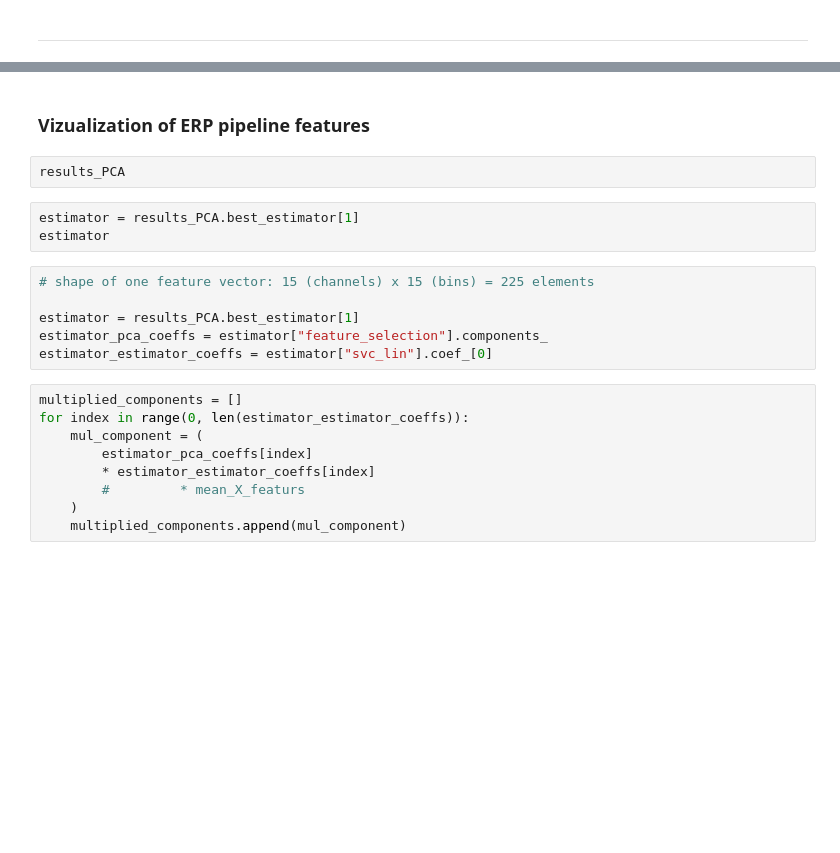
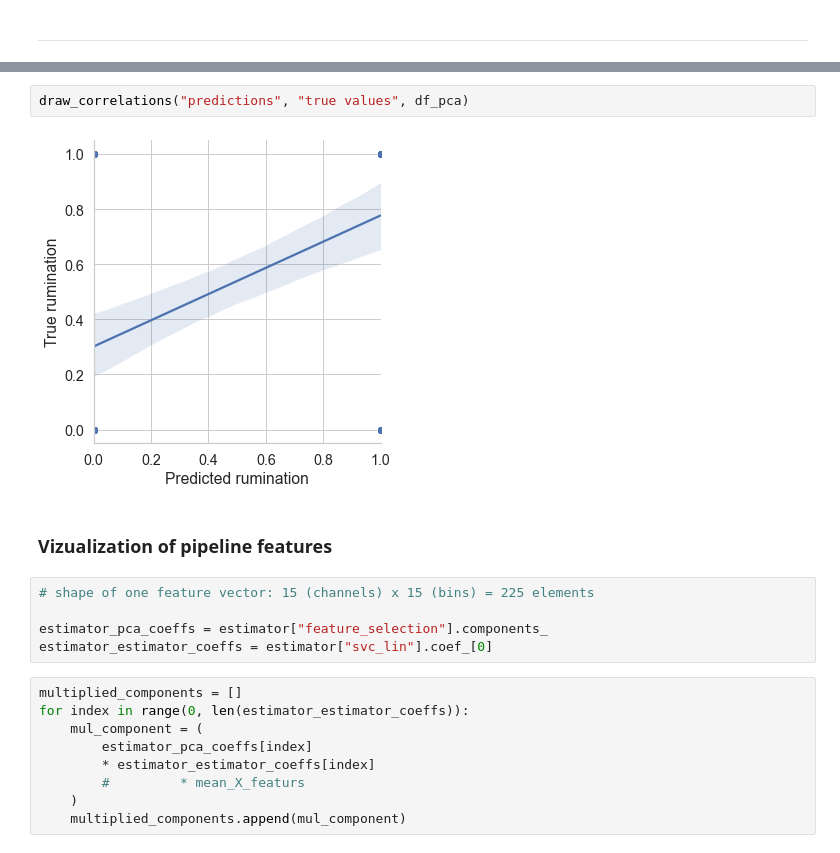
Before and after one commit to filyp/erpinator, a Jupyter notebook: notebooks/rumination_classification/rumination_classification.ipynb, the cells around one changed output, grey strips where cells are left out. Saved outputs shown, nothing was run; the diff lists cells and outputs as text; blank space fills up the shorter version.

```diff
--- a/notebooks/rumination_classification/rumination_classification.ipynb
+++ b/notebooks/rumination_classification/rumination_classification.ipynb
@@ -1156,14 +1276,12 @@ results_without_func_df_viz.to_csv(
+# %%
+draw_correlations("predictions", "true values", df_pca)
+# %% [output]
+[figure, added]
 # %% [markdown]
-### Vizualization of ERP pipeline features
+### Vizualization of pipeline features
-# %%
-results_PCA
-# %%
-estimator = results_PCA.best_estimator[1]
-estimator
 # %%
 # shape of one feature vector: 15 (channels) x 15 (bins) = 225 elements
 
-estimator = results_PCA.best_estimator[1]
 estimator_pca_coeffs = estimator["feature_selection"].components_
 estimator_estimator_coeffs = estimator["svc_lin"].coef_[0]
 # %%
```
Also changed, not shown: parts of 30 cells of this notebook, 48 other files.
